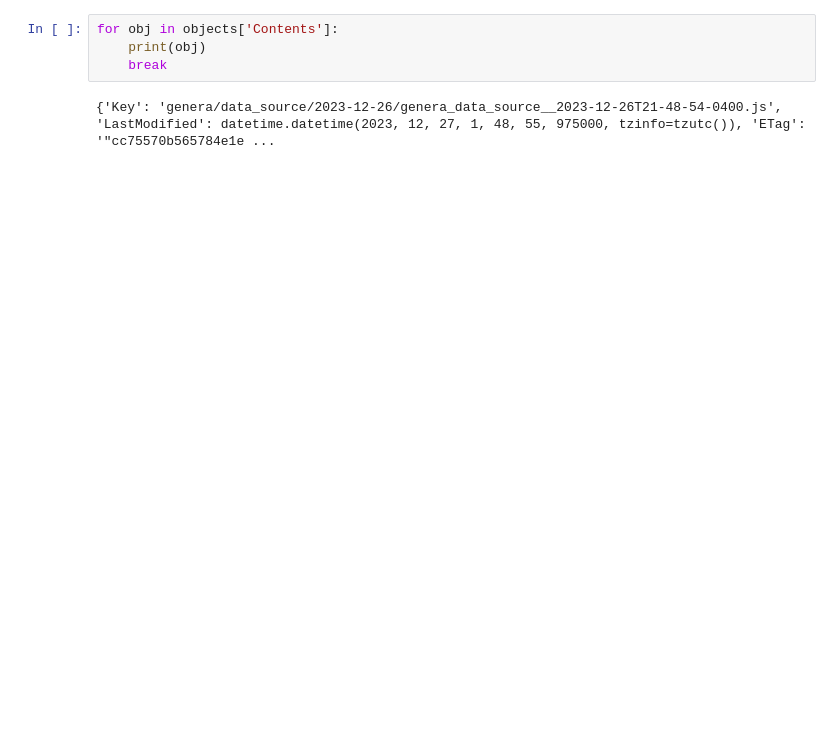
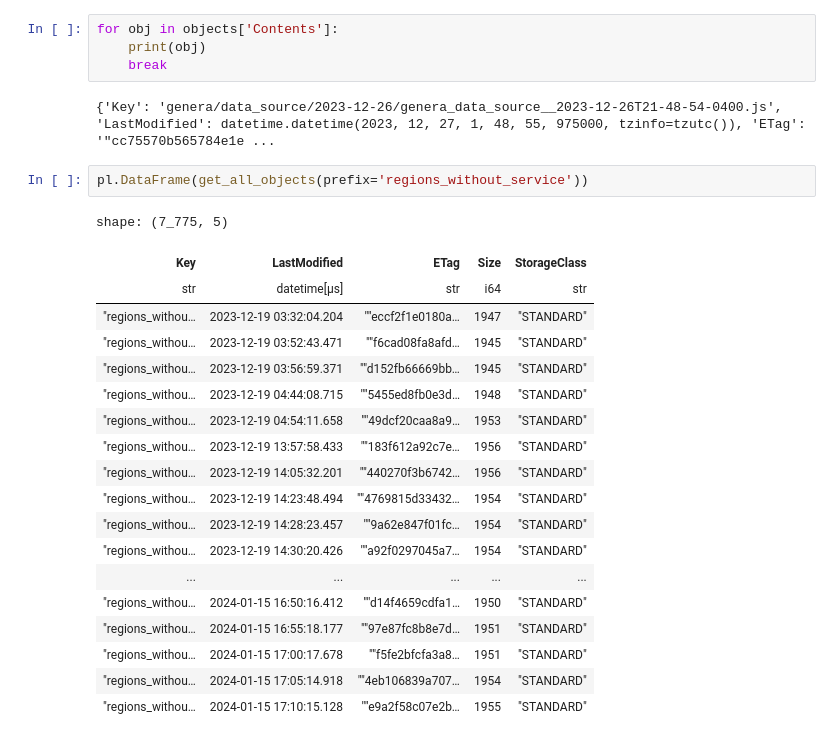
Before and after one commit to jzavala-gonzalez/apagones-queries, a Jupyter notebook: notebooks/bucket_size.ipynb, the cells around one changed output. Drawn from its saved outputs; the diff is of its cells as text; blank space fills up the shorter version.

```diff
--- a/notebooks/bucket_size.ipynb
+++ b/notebooks/bucket_size.ipynb
@@ -34,6 +84,28 @@ for obj in objects['Contents']:
     break
 # %% [output]
 {'Key': 'genera/data_source/2023-12-26/genera_data_source__2023-12-26T21-48-54-0400.js', 'LastModified': datetime.datetime(2023, 12, 27, 1, 48, 55, 975000, tzinfo=tzutc()), 'ETag': '"cc75570b565784e1e ...
+# %%
+pl.DataFrame(get_all_objects(prefix='regions_without_service'))
+# %% [output]
+shape: (7_775, 5)
+| Key | LastModified | ETag | Size | StorageClass |
+| str | datetime[μs] | str | i64 | str |
+| "regions_withou… | 2023-12-19 03:32:04.204 | ""eccf2f1e0180a… | 1947 | "STANDARD" |
+| "regions_withou… | 2023-12-19 03:52:43.471 | ""f6cad08fa8afd… | 1945 | "STANDARD" |
+| "regions_withou… | 2023-12-19 03:56:59.371 | ""d152fb66669bb… | 1945 | "STANDARD" |
+| "regions_withou… | 2023-12-19 04:44:08.715 | ""5455ed8fb0e3d… | 1948 | "STANDARD" |
+| "regions_withou… | 2023-12-19 04:54:11.658 | ""49dcf20caa8a9… | 1953 | "STANDARD" |
+| "regions_withou… | 2023-12-19 13:57:58.433 | ""183f612a92c7e… | 1956 | "STANDARD" |
+| "regions_withou… | 2023-12-19 14:05:32.201 | ""440270f3b6742… | 1956 | "STANDARD" |
+| "regions_withou… | 2023-12-19 14:23:48.494 | ""4769815d33432… | 1954 | "STANDARD" |
+| "regions_withou… | 2023-12-19 14:28:23.457 | ""9a62e847f01fc… | 1954 | "STANDARD" |
+| "regions_withou… | 2023-12-19 14:30:20.426 | ""a92f0297045a7… | 1954 | "STANDARD" |
+| ... | ... | ... | ... | ... |
+| "regions_withou… | 2024-01-15 16:50:16.412 | ""d14f4659cdfa1… | 1950 | "STANDARD" |
+| "regions_withou… | 2024-01-15 16:55:18.177 | ""97e87fc8b8e7d… | 1951 | "STANDARD" |
+| "regions_withou… | 2024-01-15 17:00:17.678 | ""f5fe2bfcfa3a8… | 1951 | "STANDARD" |
+| "regions_withou… | 2024-01-15 17:05:14.918 | ""4eb106839a707… | 1954 | "STANDARD" |
+| "regions_withou… | 2024-01-15 17:10:15.128 | ""e9a2f58c07e2b… | 1955 | "STANDARD" |
 # %%
 objects_df = (
     pl.DataFrame(get_all_objects())
```
Also changed, not shown: parts of 8 cells of this notebook, 3 other files.
